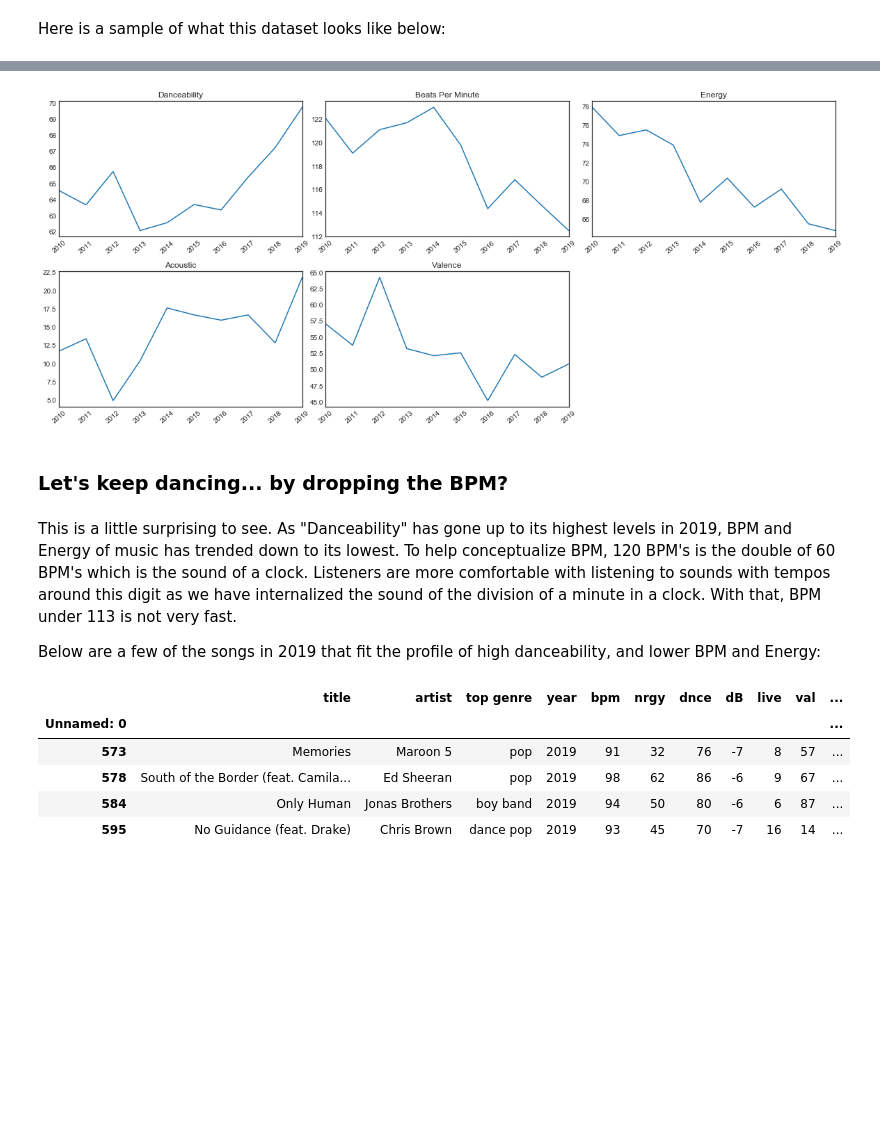
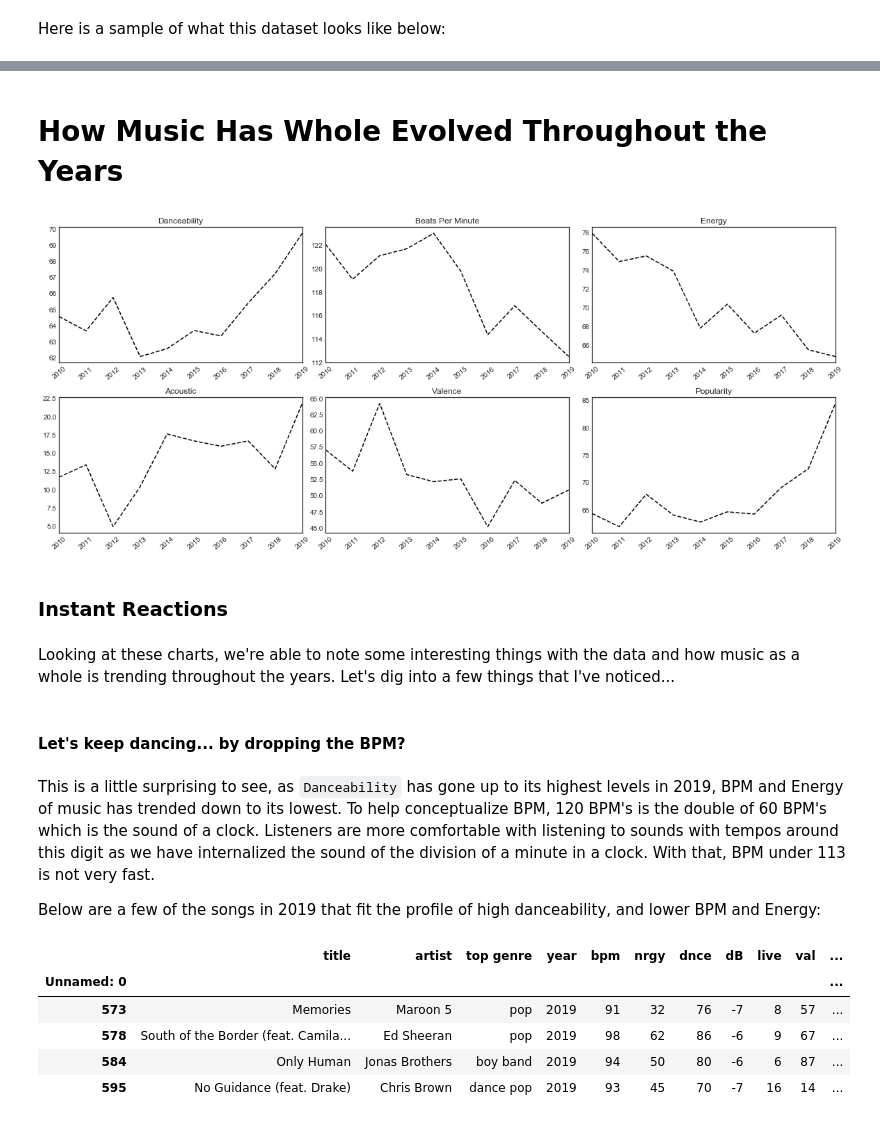
Before and after one commit to NituSidhu/spotify-analysis, a Jupyter notebook: spotify-analysis.ipynb, the cells around one changed output, grey strips where cells are left out. Cells and saved outputs as stored; diff of their text form; code cells hidden in the pictures; blank space fills up the shorter version.

```diff
--- a/spotify-analysis.ipynb
+++ b/spotify-analysis.ipynb
@@ -63,57 +81,62 @@ For the first part of this analysis, it will be interesting to group audio featu
+# %% [markdown]
+# How Music Has Whole Evolved Throughout the Years
 # %%
 df_pivot = df.pivot_table(index='year', aggfunc='mean')
 plt.style.use('seaborn-white')
 plt.figure(figsize=(16, 10))
 
 plt.subplot(331)
-df_pivot['dnce'].plot.line()
+df_pivot['dnce'].plot.line(color='black', style='--')
 plt.title('Danceability')
 plt.xlabel('')
 #plt.ylabel('danceability')
 plt.xticks(rotation=40)
 
 plt.subplot(332)
-df_pivot['bpm'].plot.line()
+df_pivot['bpm'].plot.line(color='black', style='--')
 plt.title('Beats Per Minute')
 plt.xlabel('')
 #plt.ylabel('BPM')
 plt.xticks(rotation=40)
 
 plt.subplot(333)
-df_pivot['nrgy'].plot.line()
+df_pivot['nrgy'].plot.line(color='black', style='--')
 plt.title('Energy')
 plt.xlabel('')
 #plt.ylabel('Energy')
 plt.xticks(rotation=40)
 
 plt.subplot(334)
-df_pivot['acous'].plot.line()
+df_pivot['acous'].plot.line(color='black', style='--')
 plt.title('Acoustic')
 plt.xlabel('')
 #plt.ylabel('acoustic')
 plt.xticks(rotation=40)
 
 plt.subplot(335)
-df_pivot['val'].plot.line()
+df_pivot['val'].plot.line(color='black', style='--')
 plt.title('Valence')
 plt.xlabel('')
 #plt.ylabel('valence')
 plt.xticks(rotation=40)
 
-#plt.subplot(336)
-#df_pivot['pop'].plot.line()
-#plt.title('Popularity')
-#plt.xlabel('')
-#plt.ylabel('popularity')
-#plt.xticks(rotation=40)
+plt.subplot(336)
+df_pivot['pop'].plot.line(color='black', style='--')
+plt.title('Popularity')
+plt.xlabel('')
+plt.xticks(rotation=40)
 
 plt.tight_layout()
 # %% [output]
-[figure, old version]
+[figure, new version]
+# %% [markdown]
+### Instant Reactions
+# %% [markdown]
+Looking at these charts, we're able to note some interesting things with the data and how music as a whole is trending throughout the years. Let's dig into a few things that I've noticed...
 # %% [markdown]
-### Let's keep dancing... by dropping the BPM?
+#### Let's keep dancing... by dropping the BPM?
 # %% [markdown]
-This is a little surprising to see. As "Danceability" has gone up to its highest levels in 2019, BPM and Energy of music has trended down to its lowest. To help conceptualize BPM, 120 BPM's is the double of 60 BPM's which is the sound of a clock. Listeners are more comfortable with listening to sounds with tempos around this digit as we have internalized the sound of the division of a minute in a clock. With that, BPM under 113 is not very fast.
+This is a little surprising to see, as `Danceability` has gone up to its highest levels in 2019, BPM and Energy of music has trended down to its lowest. To help conceptualize BPM, 120 BPM's is the double of 60 BPM's which is the sound of a clock. Listeners are more comfortable with listening to sounds with tempos around this digit as we have internalized the sound of the division of a minute in a clock. With that, BPM under 113 is not very fast.
 
 Below are a few of the songs in 2019 that fit the profile of high danceability, and lower BPM and Energy:
 # %%
```
Also changed, not shown: parts of 60 cells of this notebook.
